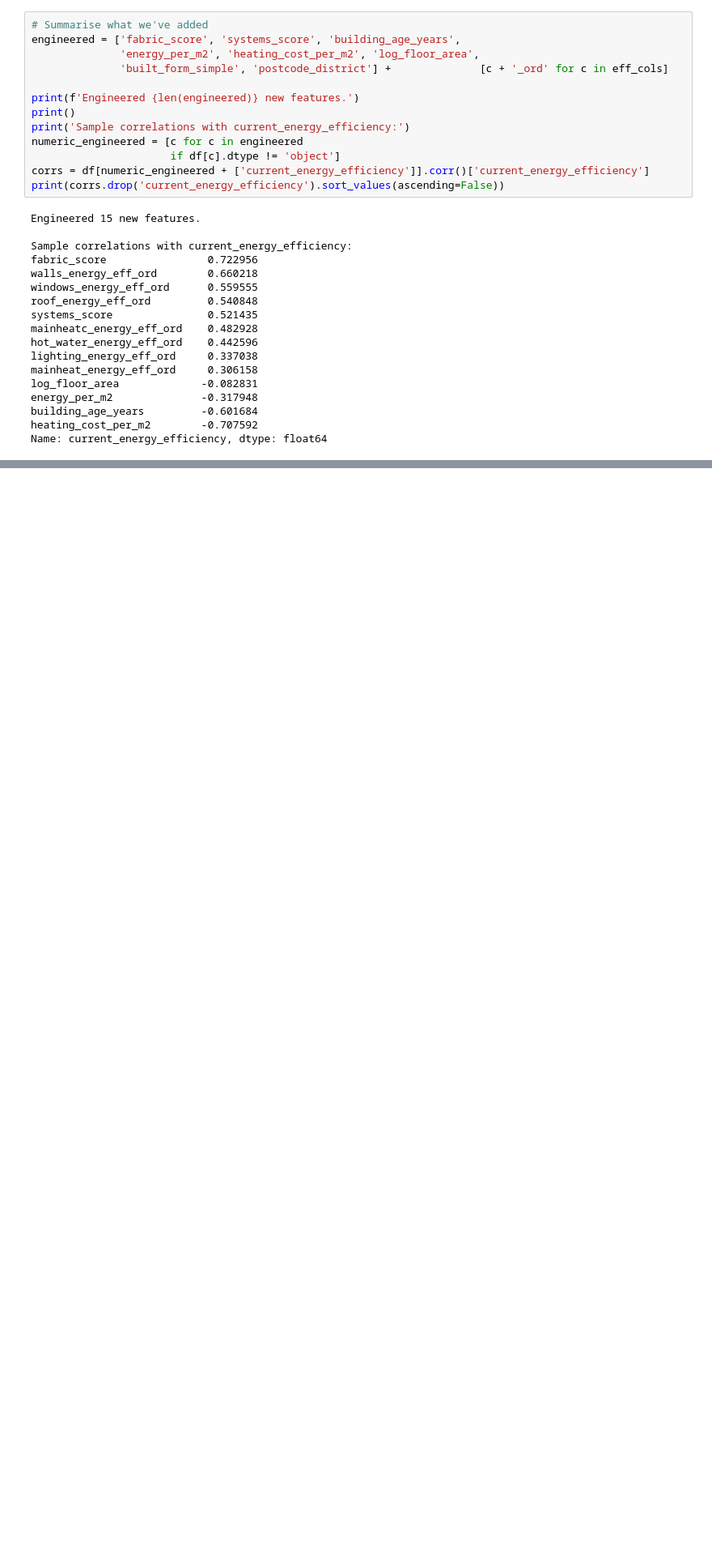
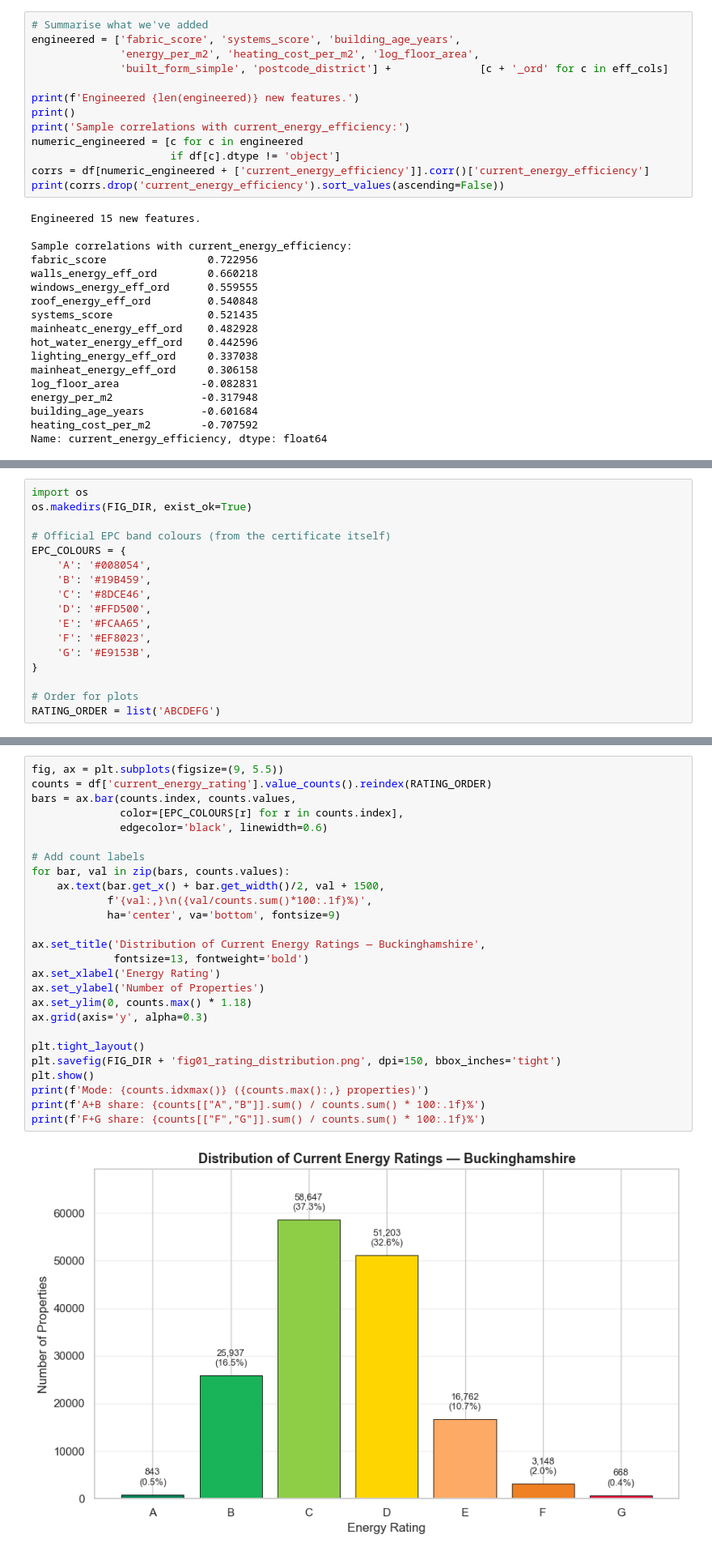
Before and after one commit to Lloydster118/COM6003-Data-Science-CW1, a Jupyter notebook: notebooks/bucks_epc_analysis.ipynb, the cells around one changed output, grey strips where cells are left out. Shown at 81% size. Saved outputs shown, nothing was run; the diff lists cells and outputs as text; blank space fills up the shorter version.

```diff
--- a/notebooks/bucks_epc_analysis.ipynb
+++ b/notebooks/bucks_epc_analysis.ipynb
@@ -612,0 +623,17 @@ Name: current_energy_efficiency, dtype: float64
+# %%
+import os
+os.makedirs(FIG_DIR, exist_ok=True)
+
+# Official EPC band colours (from the certificate itself)
+EPC_COLOURS = {
+    'A': '#008054',
+    'B': '#19B459',
+    'C': '#8DCE46',
+    'D': '#FFD500',
+    'E': '#FCAA65',
+    'F': '#EF8023',
+    'G': '#E9153B',
+}
+
+# Order for plots
+RATING_ORDER = list('ABCDEFG')
@@ -612,0 +642,28 @@ Name: current_energy_efficiency, dtype: float64
+# %%
+fig, ax = plt.subplots(figsize=(9, 5.5))
+counts = df['current_energy_rating'].value_counts().reindex(RATING_ORDER)
+bars = ax.bar(counts.index, counts.values,
+              color=[EPC_COLOURS[r] for r in counts.index],
+              edgecolor='black', linewidth=0.6)
+
+# Add count labels
+for bar, val in zip(bars, counts.values):
+    ax.text(bar.get_x() + bar.get_width()/2, val + 1500,
+            f'{val:,}\n({val/counts.sum()*100:.1f}%)',
+            ha='center', va='bottom', fontsize=9)
+
+ax.set_title('Distribution of Current Energy Ratings — Buckinghamshire',
+             fontsize=13, fontweight='bold')
+ax.set_xlabel('Energy Rating')
+ax.set_ylabel('Number of Properties')
+ax.set_ylim(0, counts.max() * 1.18)
+ax.grid(axis='y', alpha=0.3)
+
+plt.tight_layout()
+plt.savefig(FIG_DIR + 'fig01_rating_distribution.png', dpi=150, bbox_inches='tight')
+plt.show()
+print(f'Mode: {counts.idxmax()} ({counts.max():,} properties)')
+print(f'A+B share: {counts[["A","B"]].sum() / counts.sum() * 100:.1f}%')
+print(f'F+G share: {counts[["F","G"]].sum() / counts.sum() * 100:.1f}%')
+# %% [output]
+[figure, added]
```
Also changed, not shown: parts of 18 cells of this notebook, 8 other files.
